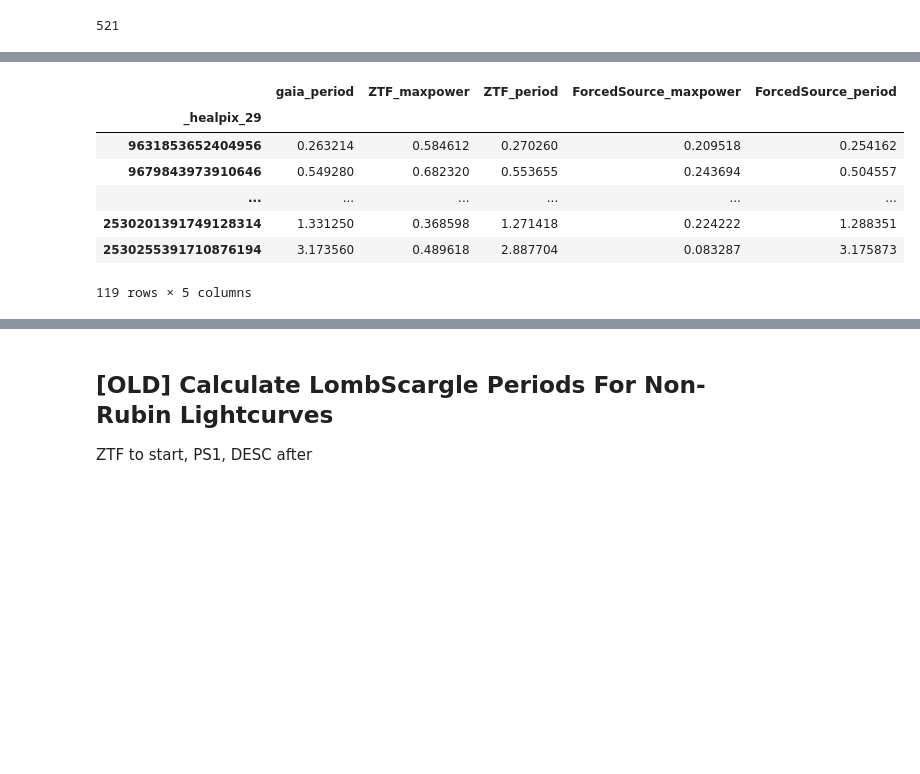
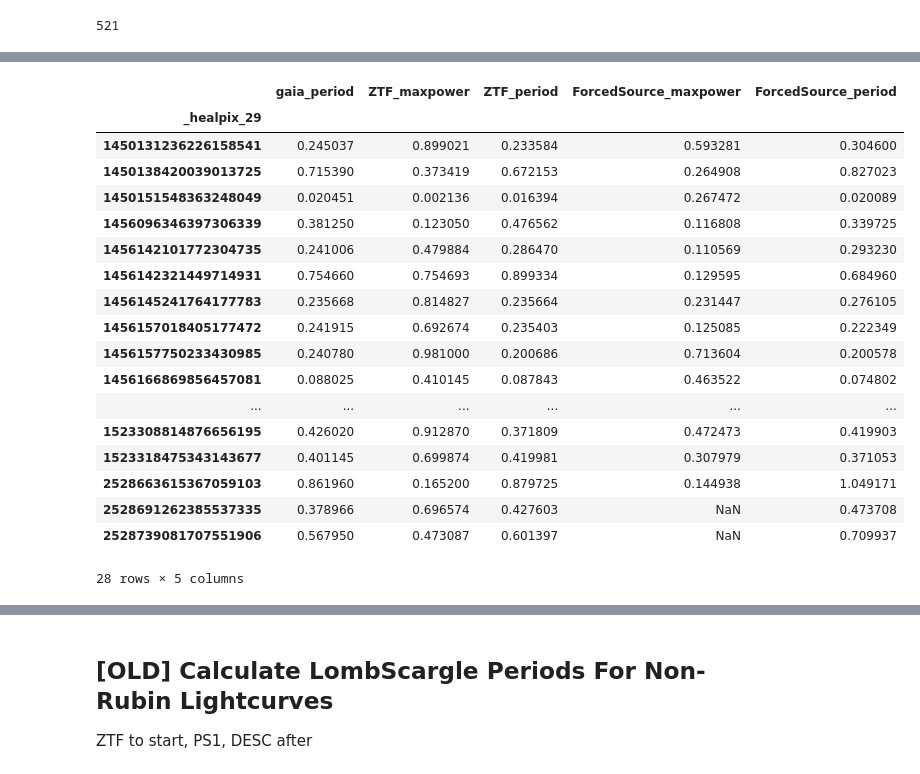
Before and after one commit to lsst-sitcom/linccf, a Jupyter notebook: internal/march_sprint/5.other_periodic_to_rubin/period_comparison.ipynb, the cells around one changed output, grey strips where cells are left out. Drawn from its saved outputs; the diff is of its cells as text; code cells hidden in the pictures; blank space fills up the shorter version.

```diff
--- a/internal/march_sprint/5.other_periodic_to_rubin/period_comparison.ipynb
+++ b/internal/march_sprint/5.other_periodic_to_rubin/period_comparison.ipynb
@@ -277,22 +278,27 @@ See also https://docs.dask.org/en/stable/best-practices.html#load-data-with-dask
 # %%
+# lightcurve pre-processing
 from nested_pandas.utils import count_nested
 vsx_ndf = lc_ndd.compute().dropna(subset=["Period_vsx"])
 
+# Evaluate only for shorter periods
+vsx_ndf = vsx_ndf.query("Period_vsx < 1") # less than one day
+
 # filter to r-band
-band_filter = False
+band_filter = True # False because of ztf nobs constraints, but obviously this should be True to get an appropriate answer
 if band_filter:
     vsx_ndf = vsx_ndf.query("diaObjectForcedSource_dia_object_lc_x_ztf_dr22.band=='r'").dropna(subset="diaObjectForcedSource_dia_object_lc_x_ztf_dr22")
     vsx_ndf = vsx_ndf.query("ztf_lc_dia_object_lc_x_ztf_dr22.filterid_ztf==2").dropna(subset="ztf_lc_dia_object_lc_x_ztf_dr22")
 
 # filter by nobs counts
 nobs_filter=True
-nobs_thresh = 20
+nobs_thresh = 20 # only have 20 in ztf
 if nobs_filter:
     vsx_ndf = count_nested(vsx_ndf, "diaObjectForcedSource_dia_object_lc_x_ztf_dr22")
     vsx_ndf = vsx_ndf.query(f"n_diaObjectForcedSource_dia_object_lc_x_ztf_dr22 >= {nobs_thresh}")
 
-    vsx_ndf = count_nested(vsx_ndf, "ztf_lc_dia_object_lc_x_ztf_dr22")
-    vsx_ndf = vsx_ndf.query(f"n_ztf_lc_dia_object_lc_x_ztf_dr22 >= {nobs_thresh}")
+    #vsx_ndf = count_nested(vsx_ndf, "ztf_lc_dia_object_lc_x_ztf_dr22")
+    #vsx_ndf = vsx_ndf.query(f"n_ztf_lc_dia_object_lc_x_ztf_dr22 >= {nobs_thresh}")
+
 vsx_ndf
 # %% [output]
 |  | diaObjectId_dia_object_lc_x_ztf_dr22 | ra_dia_object_lc_x_ztf_dr22 | dec_dia_object_lc_x_ztf_dr22 | nDiaSources_dia_object_lc_x_ztf_dr22 | ... |
@@ -307,9 +323,6 @@ vsx_ndf
 # Calculate ZTF and Comcam periods, compare to Gaia DR3 "true" periods
 def compare_periodograms(true_period, cat1_time, cat1_flux, cat2_time, cat2_flux, label1="cat1", label2="cat2"):
     """a function that computes periodograms in other surveys and in comcam, returns the periods and a diff"""
-
-
-
     #print(true_period, cat1_time, cat1_flux, cat2_time, cat2_flux)
     # define a freq grid to search around the true period/frequency
     true_freq = 1/true_period
@@ -318,64 +331,57 @@ def compare_periodograms(true_period, cat1_time, cat1_flux, cat2_time, cat2_flux
     #nyquist_factor=10
     method="slow"
     #samples_per_peak=2
-    min_freq = 0.9*true_freq
-    max_freq = 1.1*true_freq
+    min_freq = 0.8*true_freq
+    max_freq = 1.2*true_freq
 
-    # cat1_power
-    # We offset date, so we still would have <1 second precision
-    #cat1_time = np.asarray(cat1_time - 60000, dtype=np.float64)
-
-    # Filter any infinite mags (fluxes here)
-    #cat1_time = cat1_time[np.isfinite(cat1_flux)]
-    #cat1_flux = cat1_flux[np.isfinite(cat1_flux)]
-    #cat1_power = LombScargle(cat1_time, cat1_flux).power(frequency)
     cat1_freq, cat1_power = LombScargle(cat1_time, cat1_flux).autopower(minimum_frequency=min_freq,
                                                                         maximum_frequency=max_freq,
                                                                         method=method)
     cat1_maxpower = np.max(cat1_power)
     cat1_period = 1/cat1_freq[np.argmax(cat1_power)]
 
-    #return {f"{label1}_maxpower": cat1_maxpower, f"{label1}_period": cat1_period}
-
-    # cat2_power
-    # We offset date, so we still would have <1 second precision
-    #cat2_time = np.asarray(cat2_time - 60000, dtype=np.float32)
-
-    # Filter any infinite mags (fluxes here)
-    #cat2_time = cat2_time[np.isfinite(cat2_flux)]
-    #cat2_flux = cat2_flux[np.isfinite(cat2_flux)]
-    #cat2_power = LombScargle(cat2_time, cat2_flux).power(frequency)
     cat2_freq, cat2_power = LombScargle(cat2_time, cat2_flux).autopower(minimum_frequency=min_freq,
                                                                         maximum_frequency=max_freq,
                                                                         method=method)
     cat2_maxpower = np.max(cat2_power)
     cat2_period = 1/cat2_freq[np.argmax(cat2_power)]
 
     return {"gaia_period":true_period,
             f"{label1}_maxpower": cat1_maxpower, f"{label1}_period": cat1_period,
             f"{label2}_maxpower": cat2_maxpower, f"{label2}_period": cat2_period}
 
 vsx_debug = vsx_ndf.rename(columns={"diaObjectForcedSource_dia_object_lc_x_ztf_dr22": "ForcedSource"})
 result = vsx_debug.reduce(compare_periodograms,
                "Period_vsx",
                "ztf_lc_dia_object_lc_x_ztf_dr22.hmjd_ztf",
                "ztf_lc_dia_object_lc_x_ztf_dr22.mag_ztf",
                "ForcedSource.midpointMjdTai",
                "ForcedSource.psfMag",
                #cat2_time="diaObjectForcedSource_dia_object_lc_x_ztf_dr22.midpointMjdTai",
                #cat2_flux="diaObjectForcedSource_dia_object_lc_x_ztf_dr22.scienceMag",
                label1="ZTF",
                label2="ForcedSource")
 result
 # %% [output]
 |  | gaia_period | ZTF_maxpower | ZTF_period | ForcedSource_maxpower | ForcedSource_period |
 | _healpix_29 |  |  |  |  |  |
-| 9631853652404956 | 0.263214 | 0.584612 | 0.270260 | 0.209518 | 0.254162 |
-| 9679843973910646 | 0.549280 | 0.682320 | 0.553655 | 0.243694 | 0.504557 |
+| 1450131236226158541 | 0.245037 | 0.899021 | 0.233584 | 0.593281 | 0.304600 |
+| 1450138420039013725 | 0.715390 | 0.373419 | 0.672153 | 0.264908 | 0.827023 |
+| 1450151548363248049 | 0.020451 | 0.002136 | 0.016394 | 0.267472 | 0.020089 |
+| 1456096346397306339 | 0.381250 | 0.123050 | 0.476562 | 0.116808 | 0.339725 |
+| 1456142101772304735 | 0.241006 | 0.479884 | 0.286470 | 0.110569 | 0.293230 |
+| 1456142321449714931 | 0.754660 | 0.754693 | 0.899334 | 0.129595 | 0.684960 |
+| 1456145241764177783 | 0.235668 | 0.814827 | 0.235664 | 0.231447 | 0.276105 |
+| 1456157018405177472 | 0.241915 | 0.692674 | 0.235403 | 0.125085 | 0.222349 |
+| 1456157750233430985 | 0.240780 | 0.981000 | 0.200686 | 0.713604 | 0.200578 |
+| 1456166869856457081 | 0.088025 | 0.410145 | 0.087843 | 0.463522 | 0.074802 |
 | ... | ... | ... | ... | ... | ... |
-| 2530201391749128314 | 1.331250 | 0.368598 | 1.271418 | 0.224222 | 1.288351 |
-| 2530255391710876194 | 3.173560 | 0.489618 | 2.887704 | 0.083287 | 3.175873 |
+| 1523308814876656195 | 0.426020 | 0.912870 | 0.371809 | 0.472473 | 0.419903 |
+| 1523318475343143677 | 0.401145 | 0.699874 | 0.419981 | 0.307979 | 0.371053 |
+| 2528663615367059103 | 0.861960 | 0.165200 | 0.879725 | 0.144938 | 1.049171 |
+| 2528691262385537335 | 0.378966 | 0.696574 | 0.427603 | NaN | 0.473708 |
+| 2528739081707551906 | 0.567950 | 0.473087 | 0.601397 | NaN | 0.709937 |
-119 rows × 5 columns
+28 rows × 5 columns
 # %%
 comcam_period_pdiff = (result["ForcedSource_period"] - result["gaia_period"])/result["gaia_period"]*100
 ztf_period_pdiff = (result["ZTF_period"] - result["gaia_period"])/result["gaia_period"]*100
```
Also changed, not shown: parts of 17 cells of this notebook.
